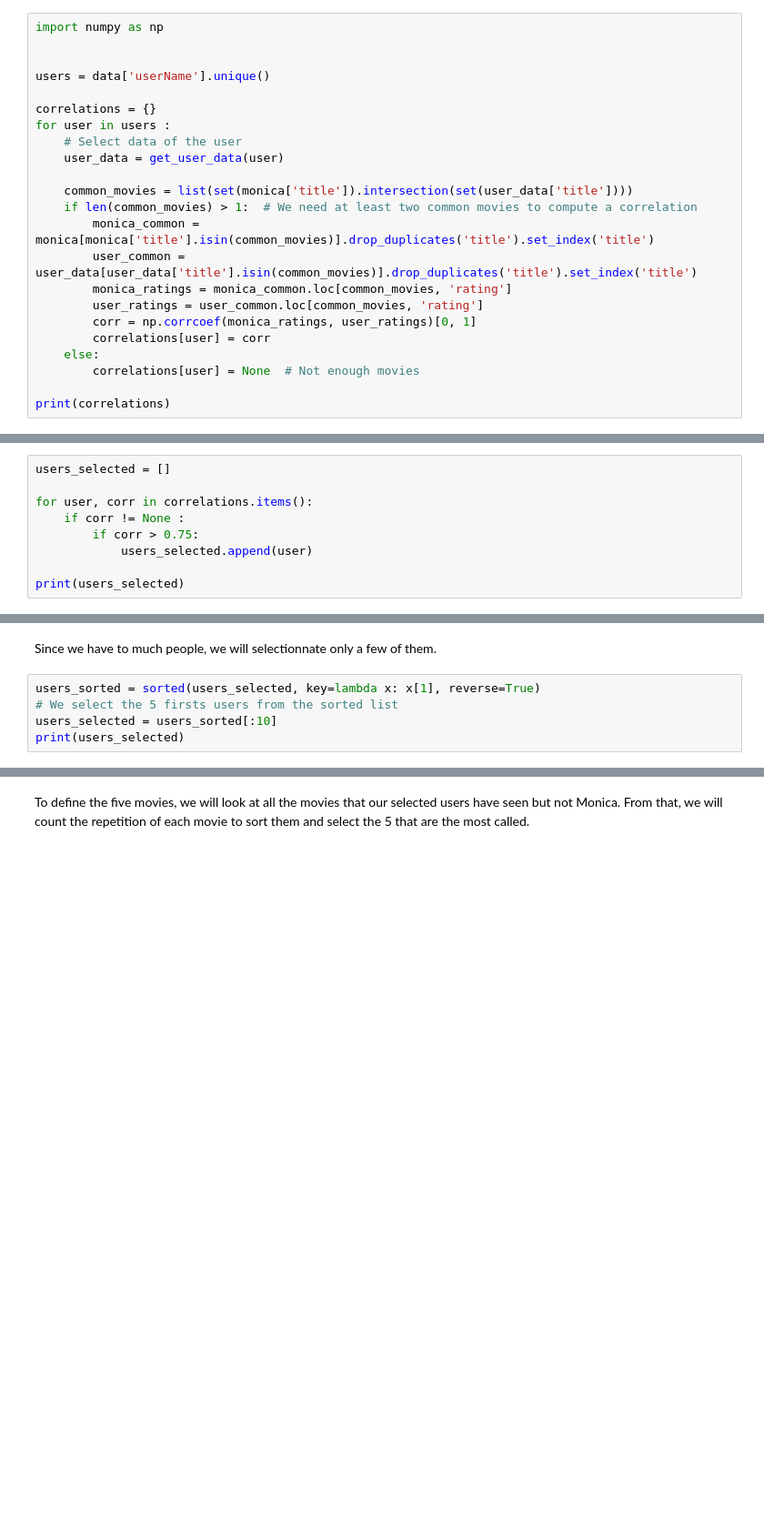
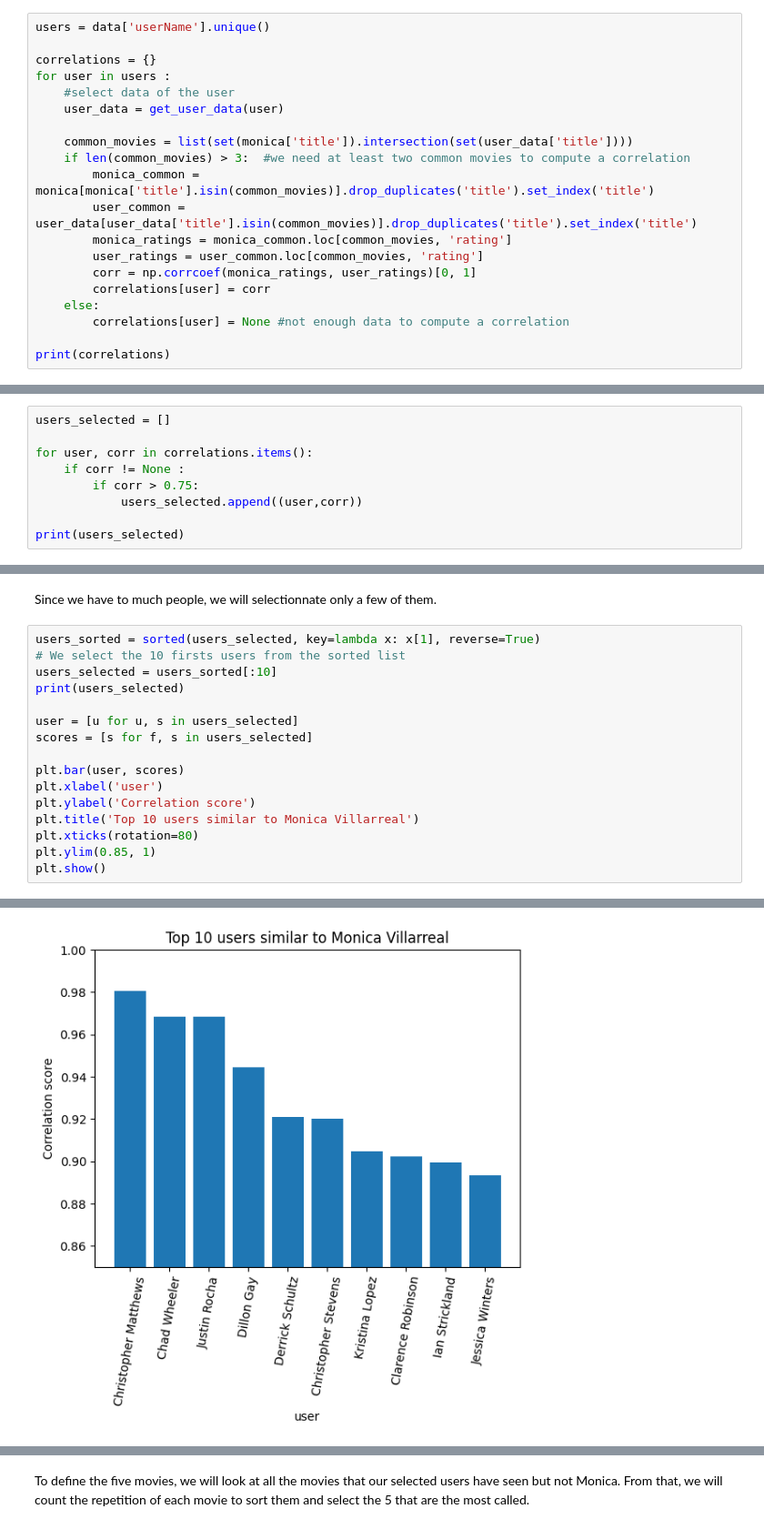
Before and after one commit to emmarcrg/Netmovies_users, a Jupyter notebook: user_recommandations.ipynb, the cells around one changed output, grey strips where cells are left out. Shown at 91% size. Saved outputs shown, nothing was run; the diff lists cells and outputs as text; blank space fills up the shorter version.

```diff
--- a/user_recommandations.ipynb
+++ b/user_recommandations.ipynb
@@ -52,16 +60,13 @@ Since we have the Monica's data, we will have the opportunity to calculate the c
 # %%
-import numpy as np
-
-
 users = data['userName'].unique()
 
 correlations = {}
 for user in users :
-    # Select data of the user
+    #select data of the user
     user_data = get_user_data(user)
 
     common_movies = list(set(monica['title']).intersection(set(user_data['title'])))
-    if len(common_movies) > 1:  # We need at least two common movies to compute a correlation
+    if len(common_movies) > 3:  #we need at least two common movies to compute a correlation
         monica_common = monica[monica['title'].isin(common_movies)].drop_duplicates('title').set_index('title')
         user_common = user_data[user_data['title'].isin(common_movies)].drop_duplicates('title').set_index('title')
         monica_ratings = monica_common.loc[common_movies, 'rating']
@@ -69,7 +74,7 @@ for user in users :
         corr = np.corrcoef(monica_ratings, user_ratings)[0, 1]
         correlations[user] = corr
     else:
-        correlations[user] = None  # Not enough movies
+        correlations[user] = None #not enough data to compute a correlation
 
 print(correlations)
 # %% [output]
@@ -82,7 +87,7 @@ users_selected = []
 for user, corr in correlations.items():
     if corr != None :
         if corr > 0.75:
-            users_selected.append(user)
+            users_selected.append((user,corr))
 
 print(users_selected)
 # %% [output]
@@ -91,7 +96,18 @@ print(users_selected)
 Since we have to much people, we will selectionnate only a few of them.
 # %%
 users_sorted = sorted(users_selected, key=lambda x: x[1], reverse=True)
-# We select the 5 firsts users from the sorted list
+# We select the 10 firsts users from the sorted list
 users_selected = users_sorted[:10]
 print(users_selected)
+
+user = [u for u, s in users_selected]
+scores = [s for f, s in users_selected]
+
+plt.bar(user, scores)
+plt.xlabel('user')
+plt.ylabel('Correlation score')
+plt.title('Top 10 users similar to Monica Villarreal')
+plt.xticks(rotation=80)
+plt.ylim(0.85, 1)
+plt.show()
 # %% [output]
@@ -98,0 +115 @@ print(users_selected)
+[figure, added]
```
Also changed, not shown: parts of 19 cells of this notebook.
